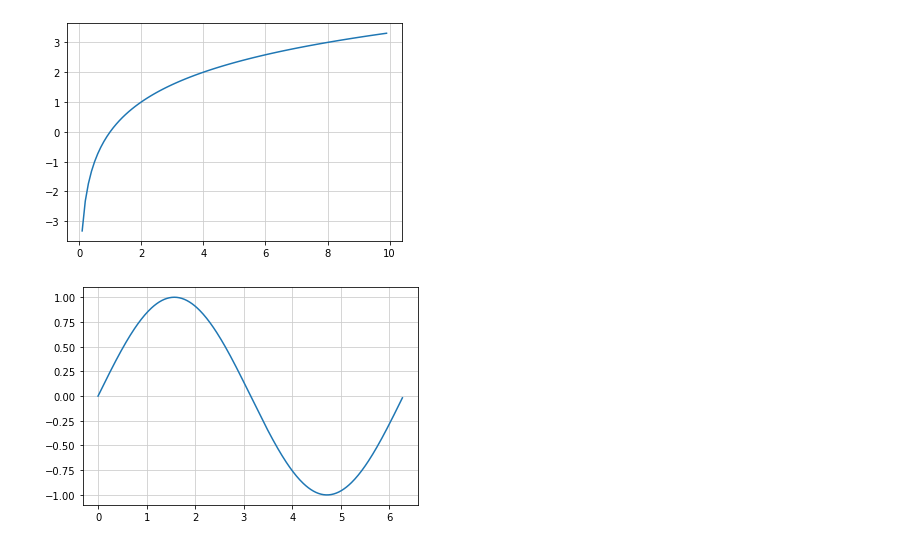
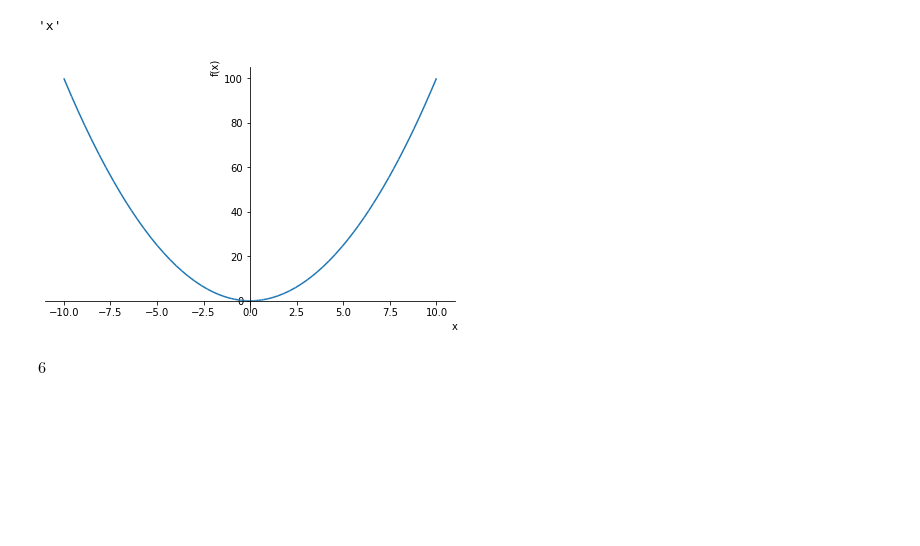
Before and after one commit to 1024xx4/middle_school_math, a Jupyter notebook: sections/the_load_to_machine_learning.ipynb, the cells around one changed output. Drawn from its saved outputs; the diff is of its cells as text; code cells hidden in the pictures; blank space fills up the shorter version.

```diff
--- a/sections/the_load_to_machine_learning.ipynb
+++ b/sections/the_load_to_machine_learning.ipynb
@@ -41,25 +1,19 @@ plt.show()
-# %%
-# 8-3: Graph of y = log2
-import matplotlib.pyplot as plt
-import numpy as np
-
-x = np.arange(0.1, 10, 0.1)
-y = np.log2(x)
-
-plt.plot(x, y)
-plt.grid(color='0.8')
-plt.show()
-# %% [output]
-[figure, removed]
-# %%
-import matplotlib.pyplot as plt
-import numpy as np
-
-x = np.radians(np.arange(0, 360))
-y = np.sin(x)
-
-plt.plot(x, y)
-plt.grid(color='0.8')
-plt.show()
-# %% [output]
-[figure, removed]
+# %%
+# 8-5: Graph of f(x)=x^2
+import sympy as sp
+import matplotlib.pyplot as plt
+
+# f(x)=x^2
+x = sp.Symbol('x') # Define "x"
+fx = x**2 # f(x) = x^2
+display('x')
+
+# Drawing Graph
+sp.plot(fx)
+
+sp.diff(fx)
+sp.diff(fx).subs(x, 3)
+# %% [output]
+'x'
+[figure, added]
+$\displaystyle 6$
```
Also changed, not shown: parts of 3 cells of this notebook.
